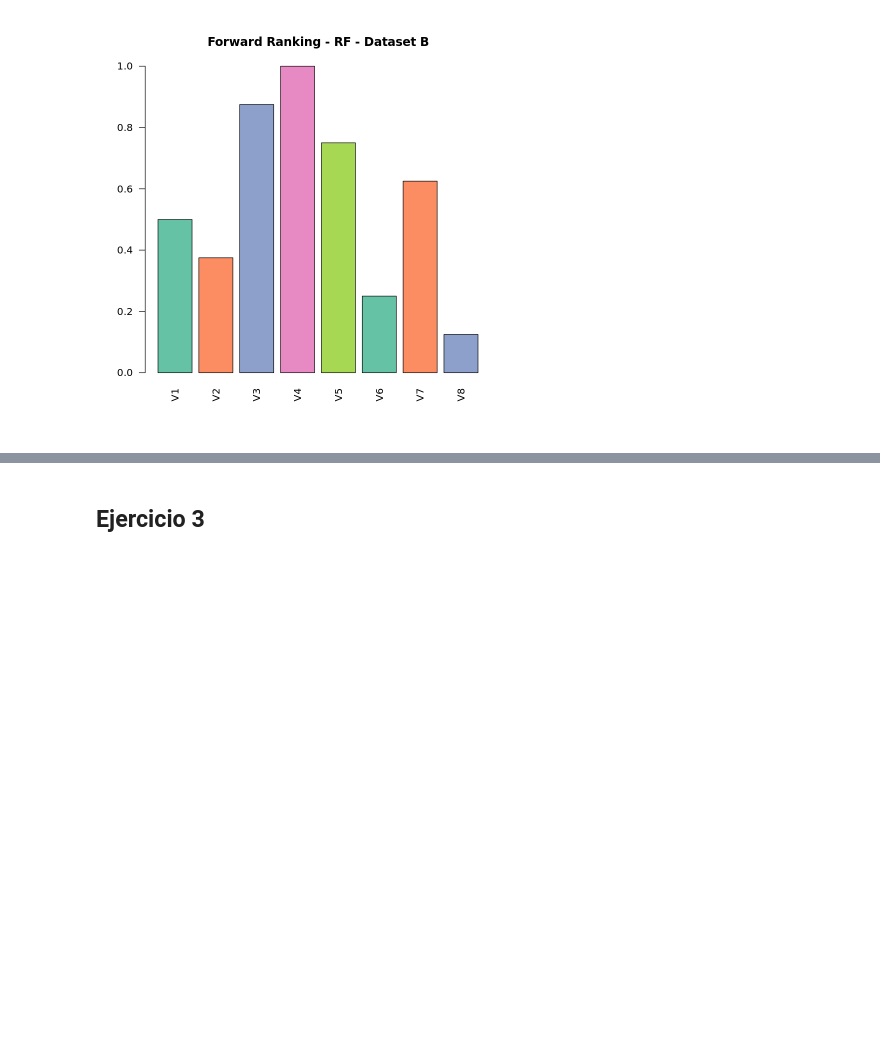
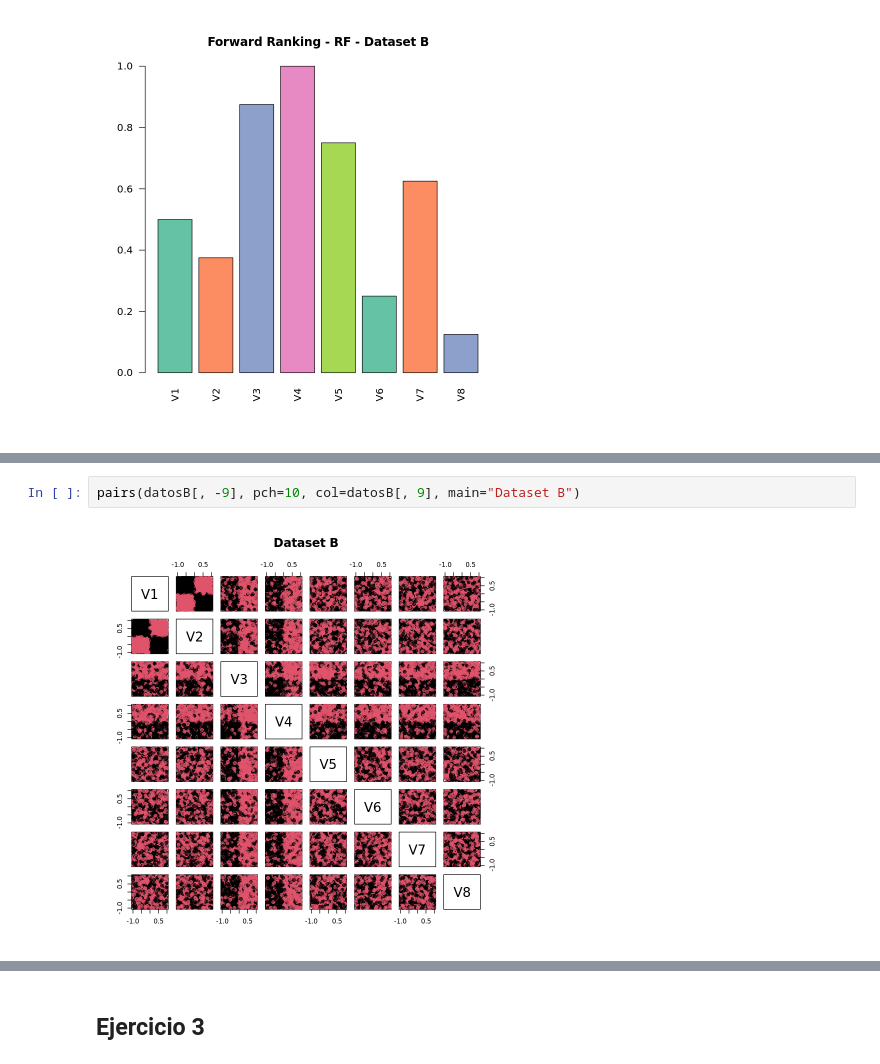
Before and after one commit to natimellino/mineria-de-datos, a Jupyter notebook: TP2.ipynb, the cells around one changed output, grey strips where cells are left out. Saved outputs shown, nothing was run; the diff lists cells and outputs as text; blank space fills up the shorter version.

```diff
--- a/TP2.ipynb
+++ b/TP2.ipynb
@@ -461,0 +480,4 @@ graficar_valores(fw.datos.bw_B, "Forward Ranking - RF - Dataset B")
+# %%
+pairs(datosB[, -9], pch=10, col=datosB[, 9], main="Dataset B")
+# %% [output]
+[figure, added]
```
Also changed, not shown: parts of 4 cells of this notebook.
